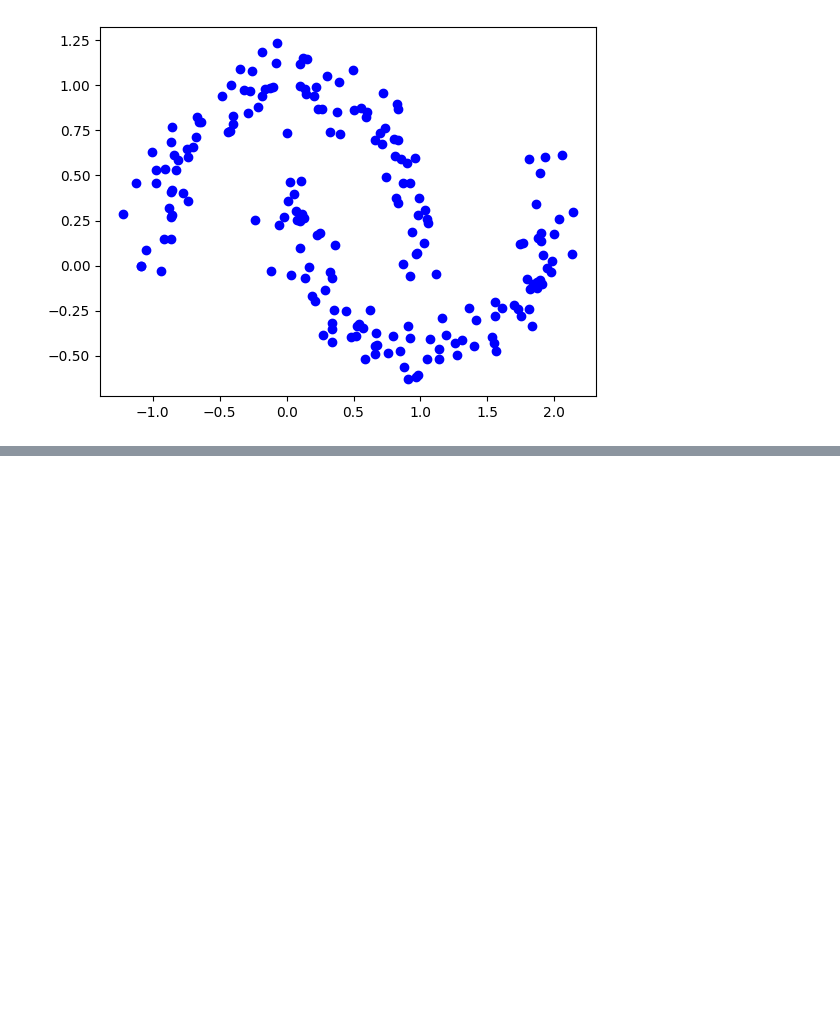
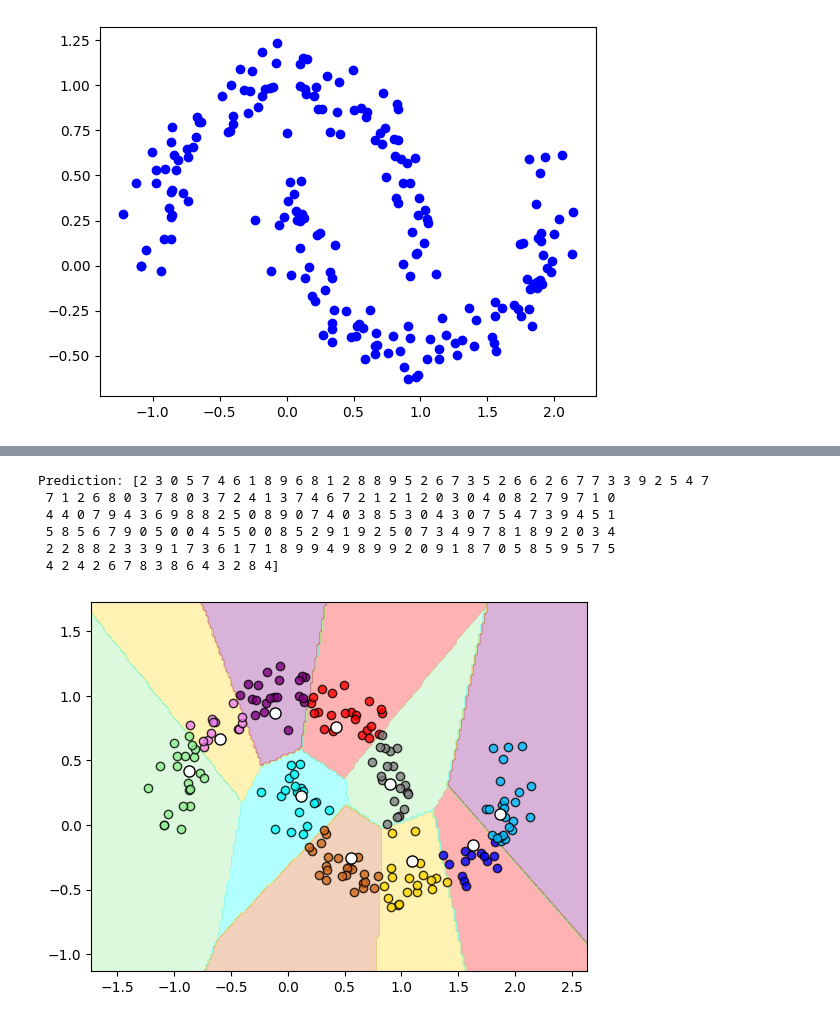
Before and after one commit to IS-UMK/ssn-lab-06-neural-gas-Elgrot, a Jupyter notebook: 06_vq.ipynb, the cells around one changed output, grey strips where cells are left out. Saved outputs shown, nothing was run; the diff lists cells and outputs as text; code cells hidden in the pictures; blank space fills up the shorter version.

```diff
--- a/06_vq.ipynb
+++ b/06_vq.ipynb
@@ -456,15 +438,23 @@ plt.legend();
 # %%
 from utils import plot_decision_regions
 
 ng = NeuronGas(n_epochs=1000, eta=0.1, n_prototypes=10)
 ng.fit(X)
 
 pred = ng.predict(X)
 print('Prediction:', pred)
 
 plot_decision_regions(X, pred, ng)
-plt.plot(vq.prototypes[:, 0], ng.prototypes[:, 1], 'ok', mfc='w', markersize=8)
+plt.plot(ng.prototypes[:, 0], ng.prototypes[:, 1], 'ok', mfc='w', markersize=8)
 plt.show()
+# %% [output]
+Prediction: [2 3 0 5 7 4 6 1 8 9 6 8 1 2 8 8 9 5 2 6 7 3 5 2 6 6 2 6 7 7 3 3 9 2 5 4 7
+ 7 1 2 6 8 0 3 7 8 0 3 7 2 4 1 3 7 4 6 7 2 1 2 1 2 0 3 0 4 0 8 2 7 9 7 1 0
+ 4 4 0 7 9 4 3 6 9 8 8 2 5 0 8 9 0 7 4 0 3 8 5 3 0 4 3 0 7 5 4 7 3 9 4 5 1
+ 5 8 5 6 7 9 0 5 0 0 4 5 5 0 0 8 5 2 9 1 9 2 5 0 7 3 4 9 7 8 1 8 9 2 0 3 4
+ 2 2 8 8 2 3 3 9 1 7 3 6 1 7 1 8 9 9 4 9 8 9 9 2 0 9 1 8 7 0 5 8 5 9 5 7 5
+ 4 2 4 2 6 7 8 3 8 6 4 3 2 8 4]
+[figure, added]
 # %%
 from scipy.spatial import Voronoi, voronoi_plot_2d
 
```
Also changed, not shown: parts of 13 cells of this notebook.
